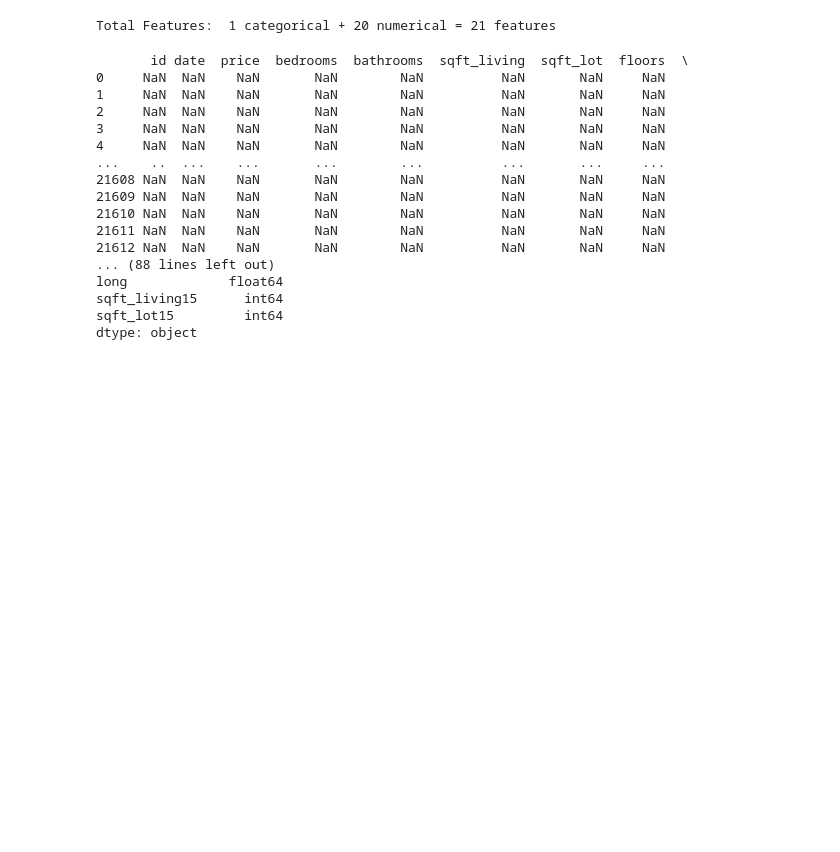
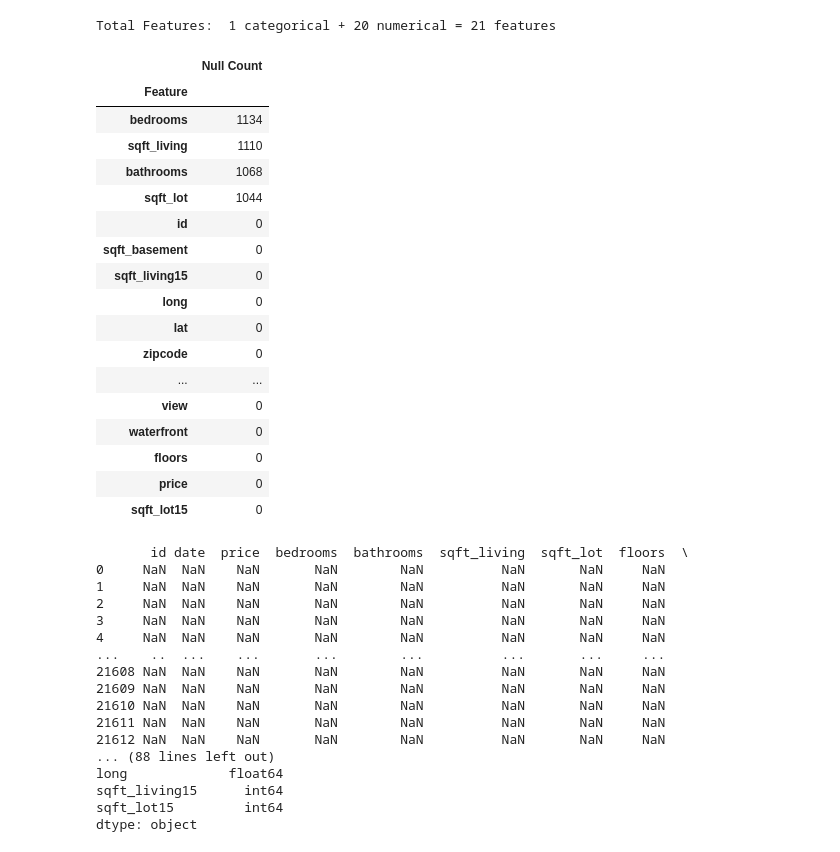
Before and after one commit to michelmalki/MichelMalki, a Jupyter notebook: house_sales.ipynb, the cells around one changed output. Cells and saved outputs as stored; diff of their text form; code cells hidden in the pictures; blank space fills up the shorter version.

```diff
--- a/house_sales.ipynb
+++ b/house_sales.ipynb
@@ -72,6 +48,30 @@ print('Total Features: ', category, 'categorical', '+',
       number, 'numerical', '=', category+number, 'features')
 # %% [output]
 Total Features:  1 categorical + 20 numerical = 21 features
+# %%
+nulls = pd.DataFrame(df.isnull().sum().sort_values(ascending=False)[:25])
+nulls.columns = ['Null Count']
+nulls.index.name = 'Feature'
+nulls
+# %% [output]
+|  | Null Count |
+| Feature |  |
+| bedrooms | 1134 |
+| sqft_living | 1110 |
+| bathrooms | 1068 |
+| sqft_lot | 1044 |
+| id | 0 |
+| sqft_basement | 0 |
+| sqft_living15 | 0 |
+| long | 0 |
+| lat | 0 |
+| zipcode | 0 |
+| ... | ... |
+| view | 0 |
+| waterfront | 0 |
+| floors | 0 |
+| price | 0 |
+| sqft_lot15 | 0 |
 # %%
 missing_values = df.isna()
 null_values = df.isnull()
```
Also changed, not shown: parts of 2 cells of this notebook.
